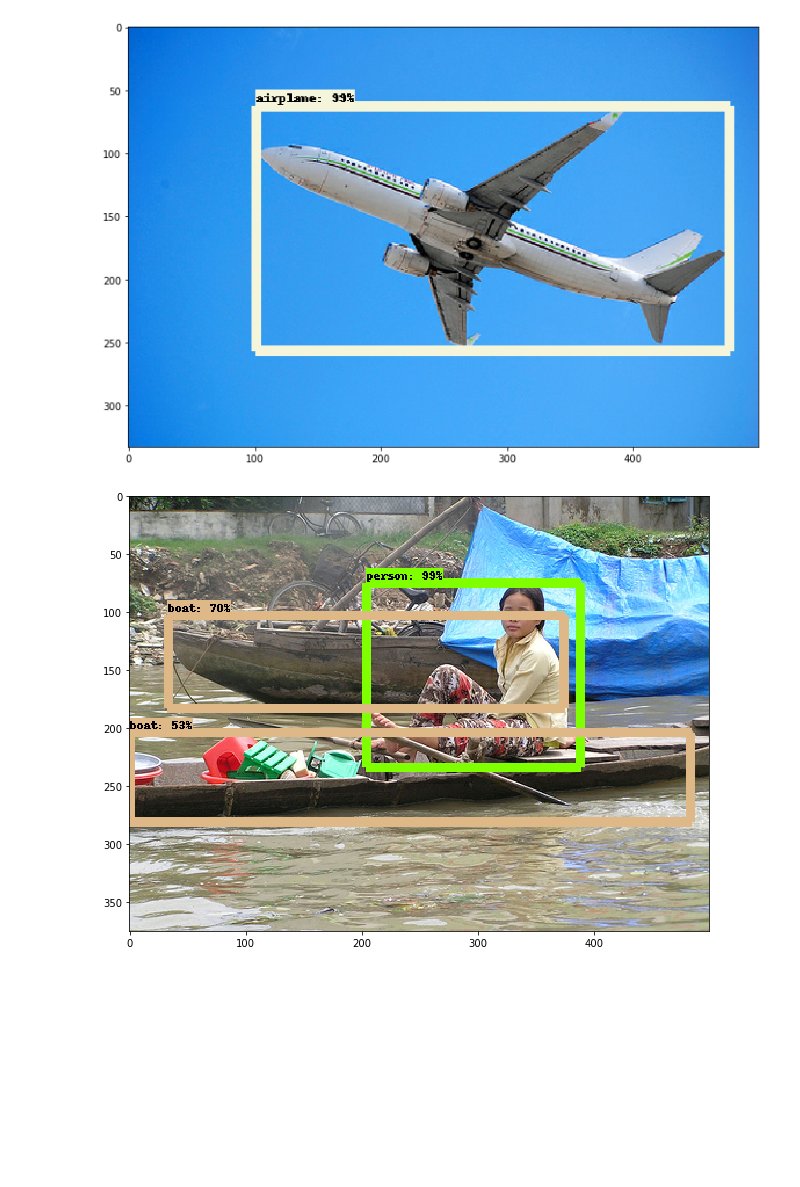
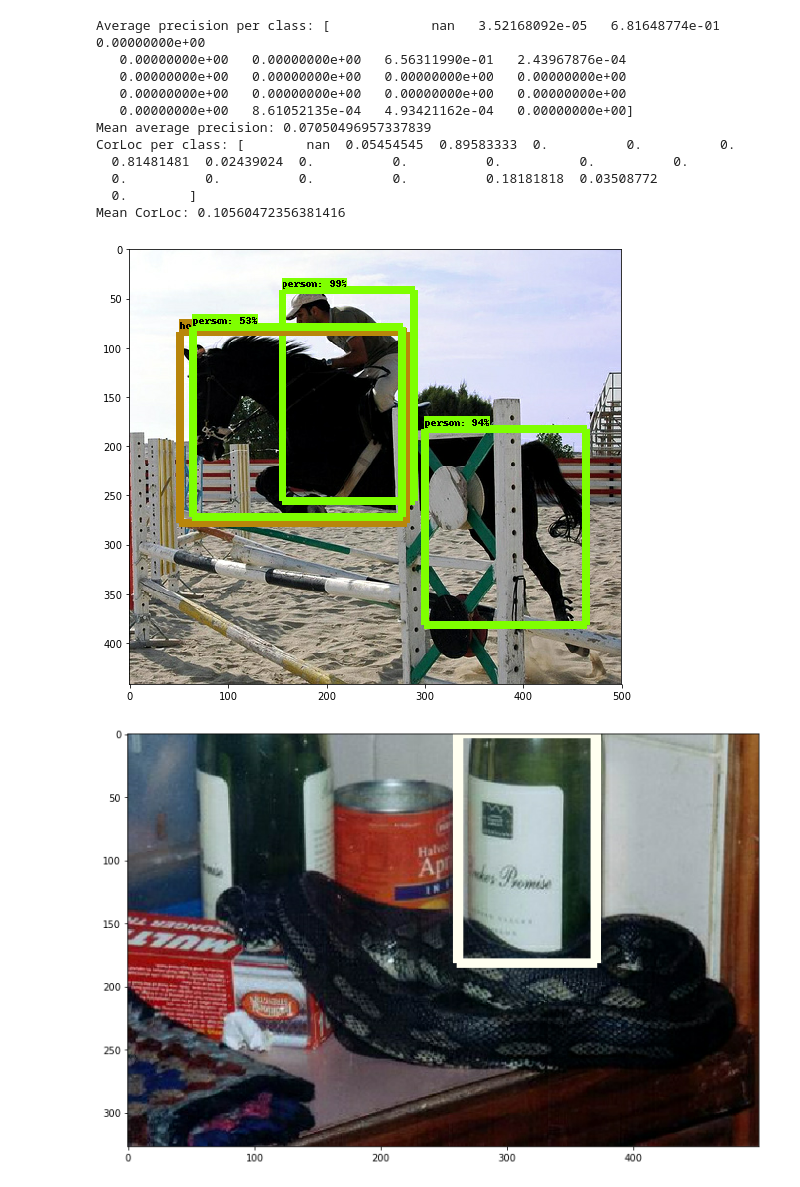
Before and after one commit to ItsLastDay/au_dl_course, a Jupyter notebook: seminar_4/homework4.ipynb, the cells around one changed output. Cells and saved outputs as stored; diff of their text form; code cells hidden in the pictures; blank space fills up the shorter version.

```diff
--- a/seminar_4/homework4.ipynb
+++ b/seminar_4/homework4.ipynb
@@ -32,15 +32,11 @@ config = tf.ConfigProto(
 )
 sess = tf.InteractiveSession(graph=detection_graph, config=config)
 # %%
-# Truncate input because cluster is loaded now
-i = 0
+idx = 0
 
 all_data = []
 for string_record in record_iterator:
-    i += 1
-    if i == 10:
-        break
-
+    idx += 1
     example = tf.train.Example()
     example.ParseFromString(string_record)
 
@@ -53,6 +49,8 @@ for string_record in record_iterator:
     ymin = example.features.feature['image/object/bbox/ymin'].float_list.value
     ymax = example.features.feature['image/object/bbox/ymax'].float_list.value
 
+    if idx % 100 == 0:
+        print(idx)
 
     raw_img = tf.image.decode_image(raw_img).eval()
 
@@ -75,8 +73,9 @@ with detection_graph.as_default():
     detection_classes = detection_graph.get_tensor_by_name('detection_classes:0')
     num_detections = detection_graph.get_tensor_by_name('num_detections:0')
 
+    idx = 0
     img_key = 1
-    for img, height, width, labels, xmin, xmax, ymin, ymax in all_data[5:10]:
+    for img, height, width, labels, xmin, xmax, ymin, ymax in all_data:
         img_key += 1
 
         image_np_expanded = np.expand_dims(img, axis=0)
@@ -106,13 +105,24 @@ with detection_graph.as_default():
             use_normalized_coordinates=True,
             line_thickness=8
         )
-        plt.figure(figsize=(12, 8))
-        plt.imshow(img)
+
+        # Show only 5 images
+        if idx <= 5:
+            plt.figure(figsize=(12, 8))
+            plt.imshow(img)
+            idx += 1
 
         labels = np.array(labels)
 
-        # Does not work for some reason :(
-        if False:
+        if True:
+            ymin = np.array(ymin).reshape(-1, 1)
+            xmin = np.array(xmin).reshape(-1, 1)
+            ymax = np.array(ymax).reshape(-1, 1)
+            xmax = np.array(xmax).reshape(-1, 1)
+
+            #xmax = np.maximum(xmin, xmax)
+            #ymax = np.maximum(ymin, ymax)
+
             rr = np.hstack((ymin, xmin, ymax, xmax))
             rr.resize((len(labels), 4))
             eval_result.add_single_ground_truth_image_info(str(img_key),
@@ -124,5 +134,13 @@ with detection_graph.as_default():
                                                    detected_scores=scores,
                                                    detected_class_labels=classes)
 
-#print(eval_result.evaluate())
+
+av_prec_per_cls, mean_ap, prec_cls, rec_cls, corloc_cls, mean_corcloc = eval_result.evaluate()
+
+print('Average precision per class: {}'.format(av_prec_per_cls))
+print('Mean average precision: {}'.format(mean_ap))
+#print('Precision per class: {}'.format(prec_cls))
+#print('Recall per class: {}'.format(rec_cls))
+print('CorLoc per class: {}'.format(corloc_cls))
+print('Mean CorLoc: {}'.format(mean_corcloc))
 # %% [output]
@@ -129,2 +148,13 @@ with detection_graph.as_default():
+Average precision per class: [             nan   3.52168092e-05   6.81648774e-01   0.00000000e+00
+   0.00000000e+00   0.00000000e+00   6.56311990e-01   2.43967876e-04
+   0.00000000e+00   0.00000000e+00   0.00000000e+00   0.00000000e+00
+   0.00000000e+00   0.00000000e+00   0.00000000e+00   0.00000000e+00
+   0.00000000e+00   8.61052135e-04   4.93421162e-04   0.00000000e+00]
+Mean average precision: 0.07050496957337839
+CorLoc per class: [        nan  0.05454545  0.89583333  0.          0.          0.
+  0.81481481  0.02439024  0.          0.          0.          0.          0.
+  0.          0.          0.          0.          0.18181818  0.03508772
+  0.        ]
+Mean CorLoc: 0.10560472356381416
-[figure, old version]
+[figure, new version]
-[figure, old version]
+[figure, new version]
```
Also changed, not shown: parts of 1 cell of this notebook.
